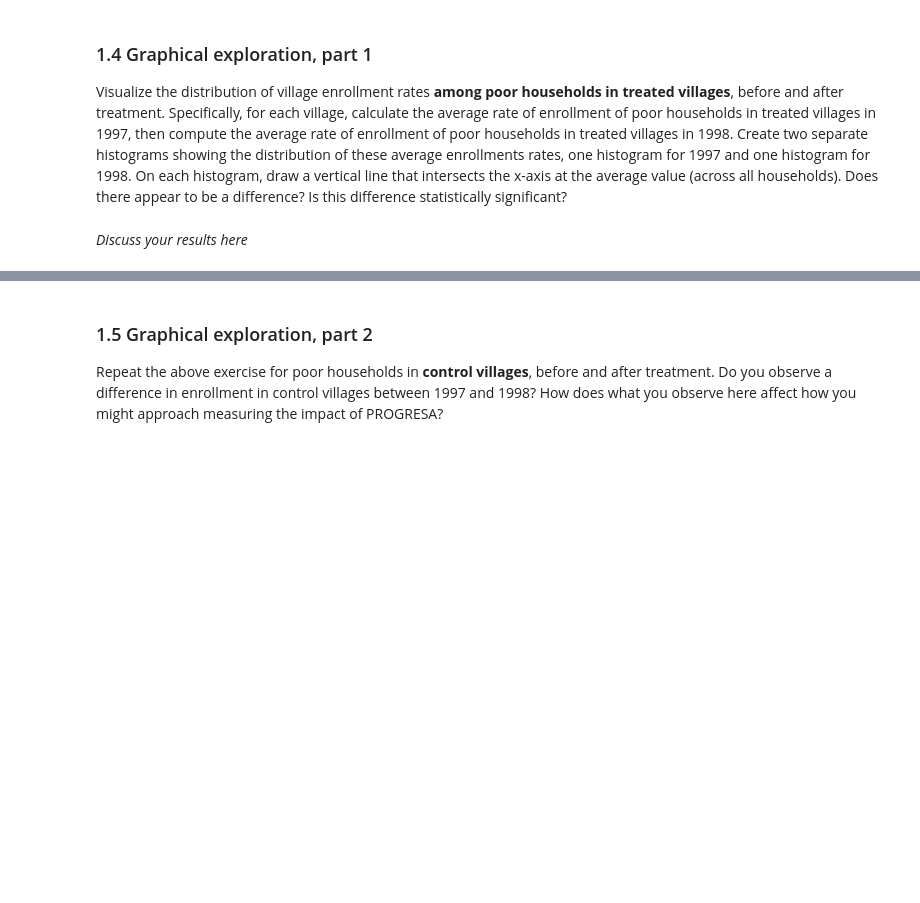
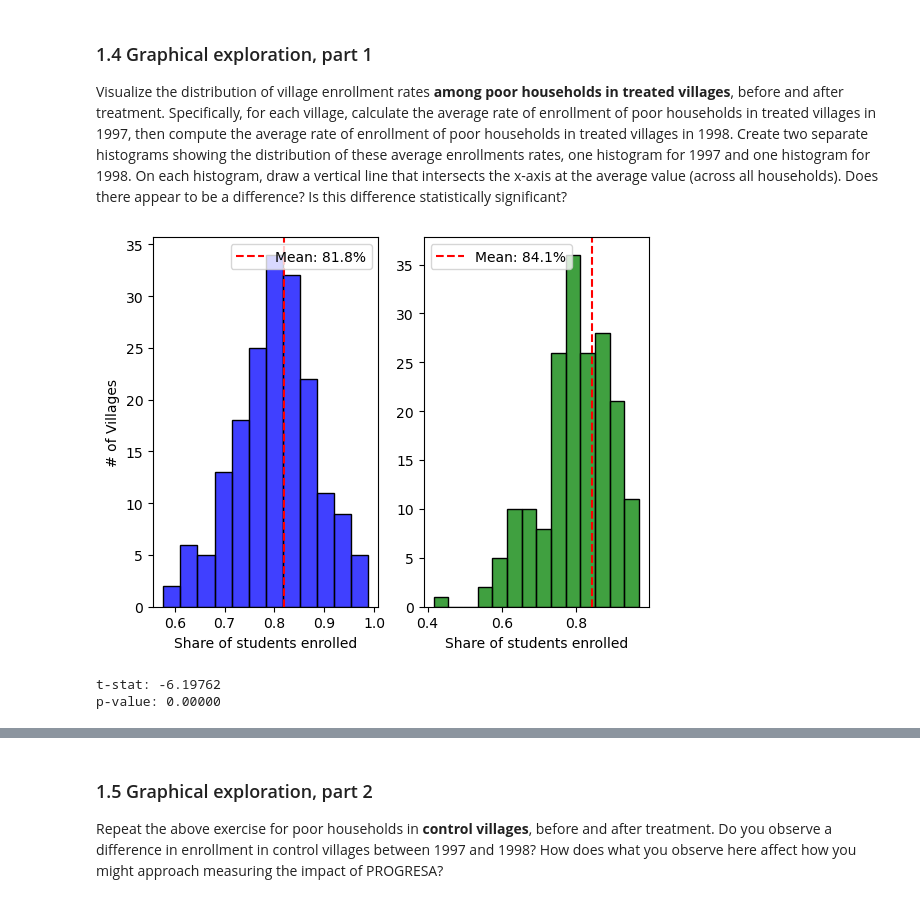
Before and after one commit to jatkins23/info251-aml-s24, a Jupyter notebook: psets/PS2/ATKINS_JON-PS2.ipynb, the cells around one changed output, grey strips where cells are left out. Cells and saved outputs as stored; diff of their text form; code cells hidden in the pictures; blank space fills up the shorter version.

Commit message:
add images and finish PS2 pt1

```diff
--- a/psets/PS2/ATKINS_JON-PS2.ipynb
+++ b/psets/PS2/ATKINS_JON-PS2.ipynb
@@ -364,2 +453,58 @@ Visualize the distribution of village enrollment rates **among poor households i
-# %% [markdown]
-*Discuss your results here*
+# %%
+# Your code here
+
+# - calculate avg rate of enrollment of poor hhs in treated villages in 1997
+# - then again for 1998
+
+df_enrollment_by_year = (
+    df[df['progresa'] == 0]
+    [['year','village', 'sc']]
+    .value_counts()
+    .unstack()
+    .rename(columns = {0: 'not_enrolled', 1: 'enrolled'})
+    .assign(enrolled_share = lambda dat: dat['enrolled']/(dat['enrolled'] + dat['not_enrolled']))
+)
+
+# plots
+fig, ax = plt.subplots(1,2)
+
+mean_enroll_97 = np.nanmean(df.query('progresa == 1 & year == 97')['sc'])
+mean_enroll_98 = np.nanmean(df.query('progresa == 1 & year == 98')['sc'])
+
+sns.histplot(df_enrollment_by_year.loc[97,:]['enrolled_share'], color='blue', ax=ax[0])
+sns.histplot(df_enrollment_by_year.loc[98,:]['enrolled_share'], color='green', ax=ax[1])
+
+ax[0].axvline(x = mean_enroll_97, color='red', linestyle='--', label=f'Mean: {mean_enroll_97*100:.1f}%')
+ax[1].axvline(x = mean_enroll_98, color='red', linestyle='--', label=f'Mean: {mean_enroll_98*100:.1f}%')
+
+
+#plt.title('')
+ax[0].set_ylabel('# of Villages')
+ax[1].set_ylabel(None)
+ax[0].set_xlabel('Share of students enrolled')
+ax[1].set_xlabel('Share of students enrolled')
+
+ax[0].legend()
+ax[1].legend()
+plt.show()
+# %% [output]
+[figure, added]
+# %%
+# T-test for significance of difference
+treat_sc97 = df.query('progresa == 1 & year == 97')['sc']
+treat_sc98 = df.query('progresa == 1 & year == 98')['sc']
+
+manual_t_test = (
+    np.nanmean(treat_sc97) - np.nanmean(treat_sc98)/
+    np.sqrt(
+        (np.nanvar(treat_sc97)/sum(~np.isnan(treat_sc97))) +
+        (np.nanvar(treat_sc98)/sum(~np.isnan(treat_sc98)))
+    )
+)
+
+from scipy import stats
+t_stat, p_value = stats.ttest_ind(treat_sc97, treat_sc98, nan_policy='omit')
+print(f"t-stat: {t_stat:.5f}\np-value: {p_value:.5f}")
+# %% [output]
+t-stat: -6.19762
+p-value: 0.00000
```
Also changed, not shown: parts of 21 cells of this notebook, 9 other files.
